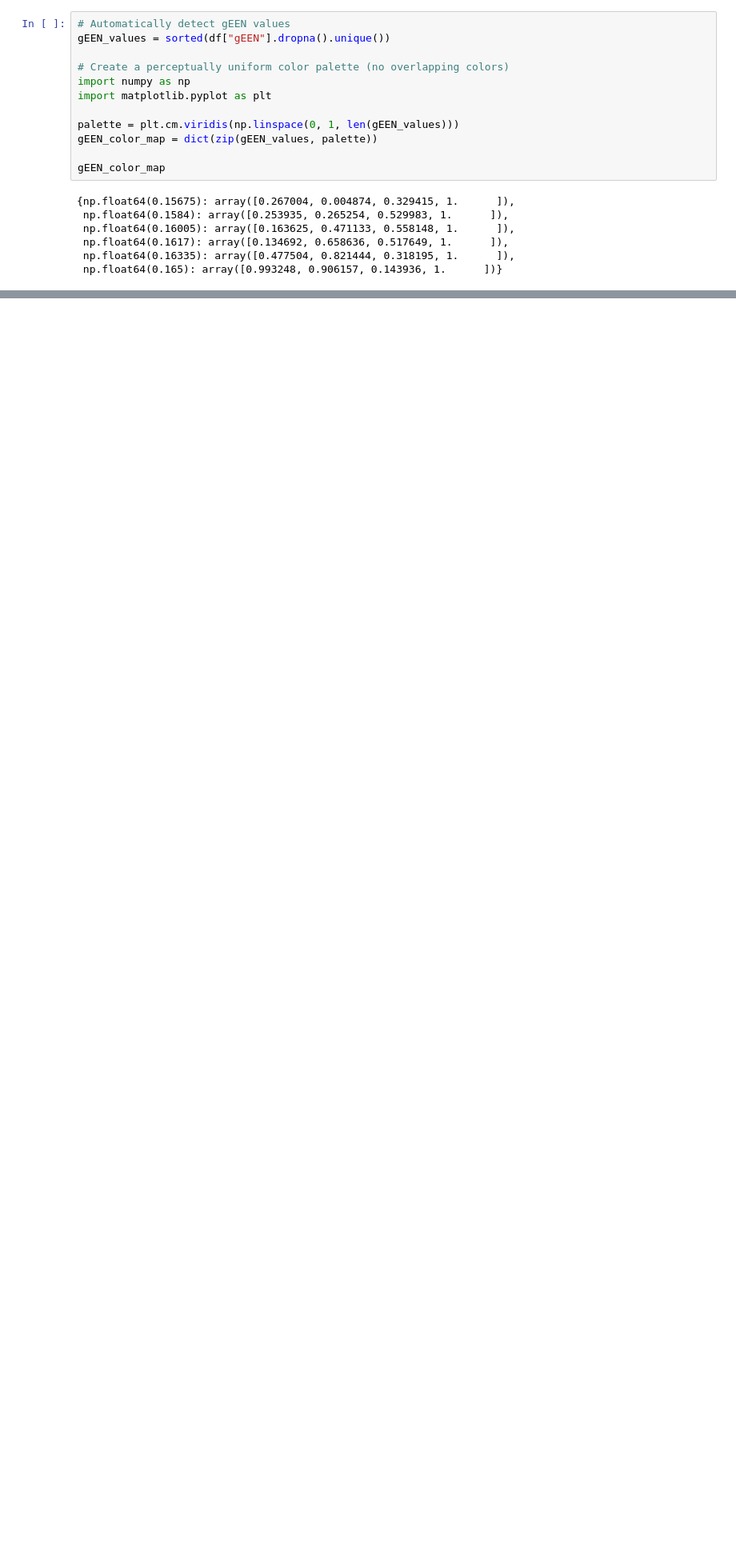
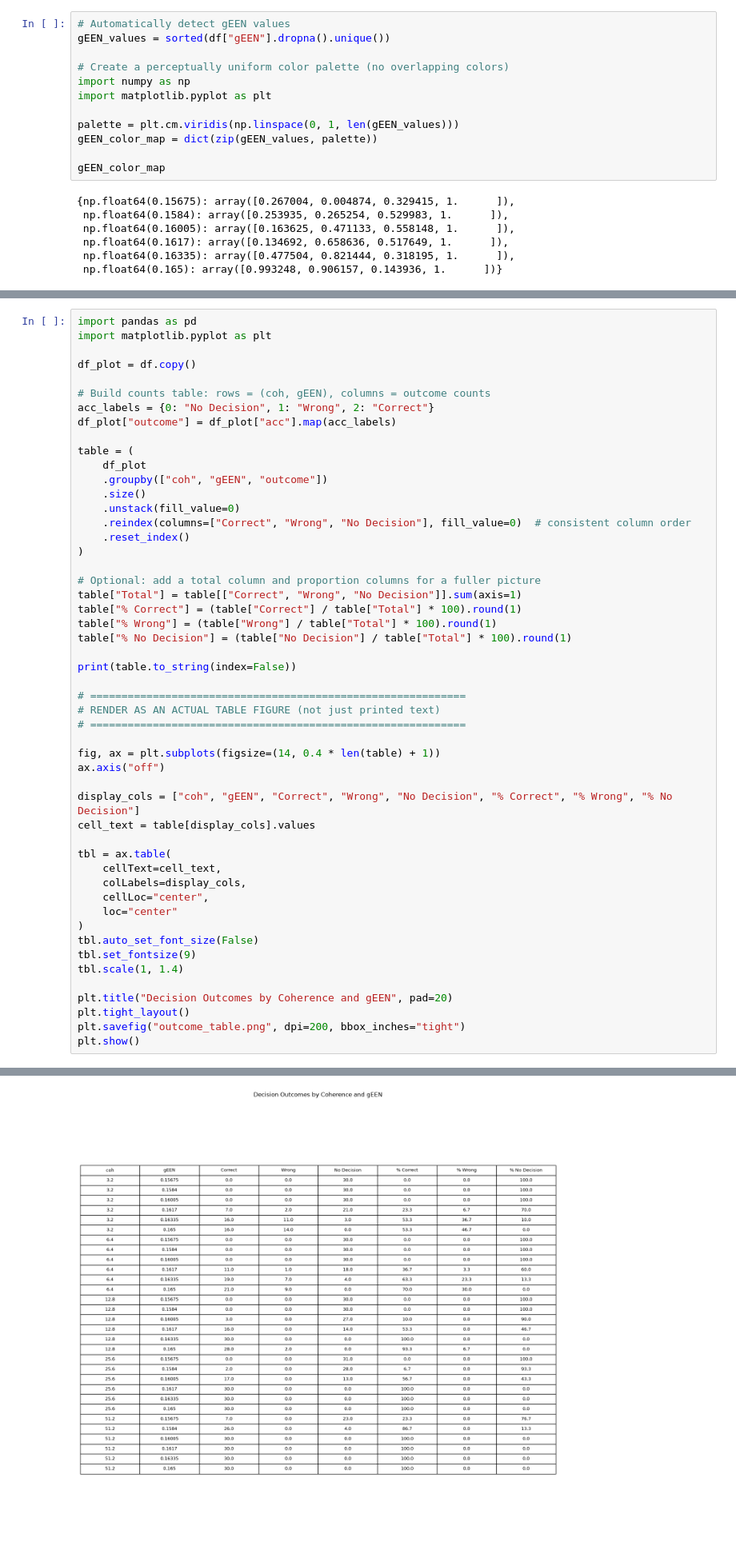
Before and after one commit to talhayounas2028-neuro/neuro, a Jupyter notebook: overview-analysis_gEEN.ipynb, the cells around one changed output, grey strips where cells are left out. Shown at 80% size. Saved outputs shown, nothing was run; the diff lists cells and outputs as text; blank space fills up the shorter version.

```diff
--- a/overview-analysis_gEEN.ipynb
+++ b/overview-analysis_gEEN.ipynb
@@ -175,0 +176,52 @@ plt.show()
+# %%
+import pandas as pd
+import matplotlib.pyplot as plt
+
+df_plot = df.copy()
+
+# Build counts table: rows = (coh, gEEN), columns = outcome counts
+acc_labels = {0: "No Decision", 1: "Wrong", 2: "Correct"}
+df_plot["outcome"] = df_plot["acc"].map(acc_labels)
+
+table = (
+    df_plot
+    .groupby(["coh", "gEEN", "outcome"])
+    .size()
+    .unstack(fill_value=0)
+    .reindex(columns=["Correct", "Wrong", "No Decision"], fill_value=0)  # consistent column order
+    .reset_index()
+)
+
+# Optional: add a total column and proportion columns for a fuller picture
+table["Total"] = table[["Correct", "Wrong", "No Decision"]].sum(axis=1)
+table["% Correct"] = (table["Correct"] / table["Total"] * 100).round(1)
+table["% Wrong"] = (table["Wrong"] / table["Total"] * 100).round(1)
+table["% No Decision"] = (table["No Decision"] / table["Total"] * 100).round(1)
+
+print(table.to_string(index=False))
+
+# ============================================================
+# RENDER AS AN ACTUAL TABLE FIGURE (not just printed text)
+# ============================================================
+
+fig, ax = plt.subplots(figsize=(14, 0.4 * len(table) + 1))
+ax.axis("off")
+
+display_cols = ["coh", "gEEN", "Correct", "Wrong", "No Decision", "% Correct", "% Wrong", "% No Decision"]
+cell_text = table[display_cols].values
+
+tbl = ax.table(
+    cellText=cell_text,
+    colLabels=display_cols,
+    cellLoc="center",
+    loc="center"
+)
+tbl.auto_set_font_size(False)
+tbl.set_fontsize(9)
+tbl.scale(1, 1.4)
+
+plt.title("Decision Outcomes by Coherence and gEEN", pad=20)
+plt.tight_layout()
+plt.savefig("outcome_table.png", dpi=200, bbox_inches="tight")
+plt.show()
+# %% [output]
@@ -175,0 +245 @@ plt.show()
+[figure, added]
```
Also changed, not shown: parts of 10 cells of this notebook, 4 other files.
